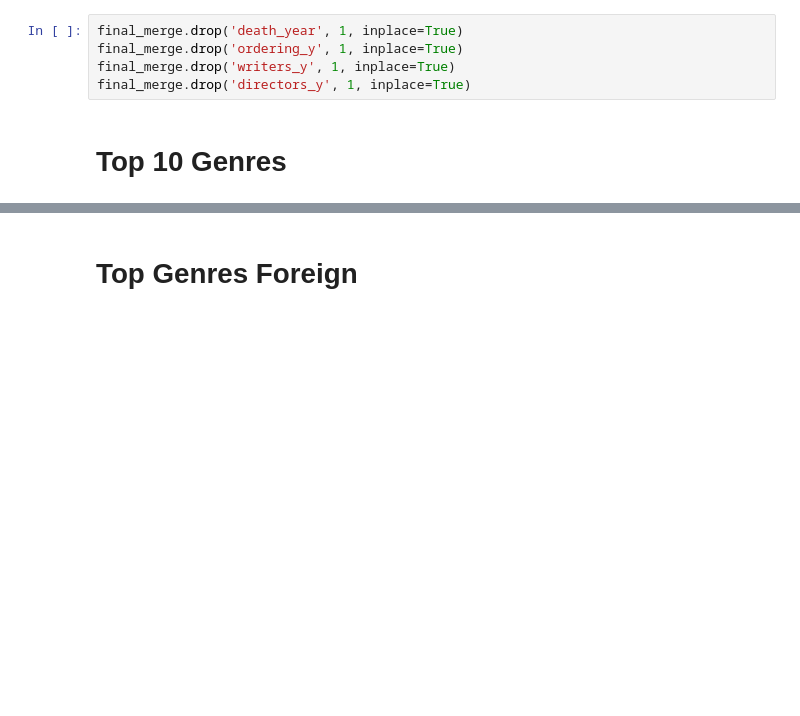
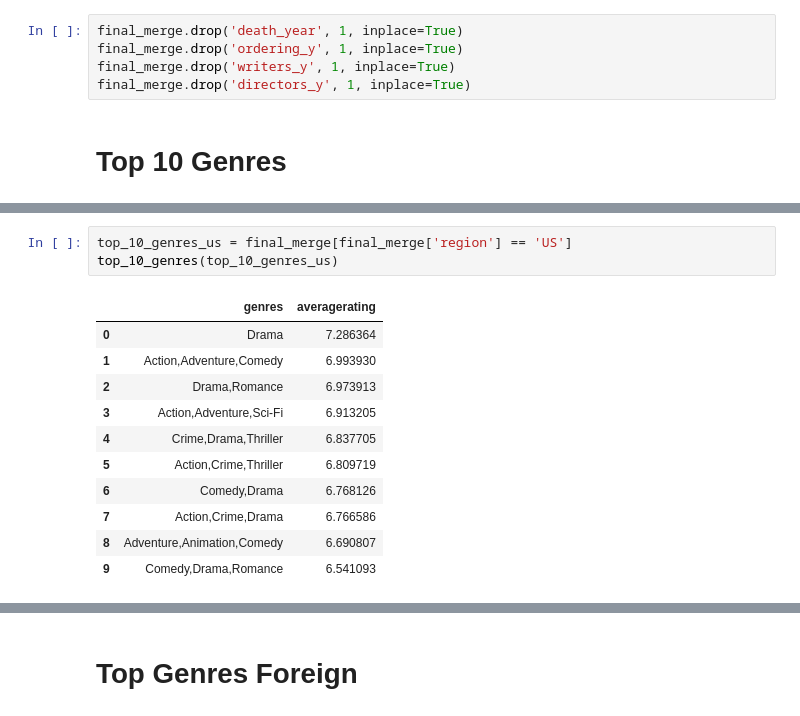
Before and after one commit to kyledufrane/Microsoft_Movie_Analysis, a Jupyter notebook: working_notebooks/updated_imdb.ipynb, the cells around one changed output, grey strips where cells are left out. Cells and saved outputs as stored; diff of their text form; blank space fills up the shorter version.

```diff
--- a/working_notebooks/updated_imdb.ipynb
+++ b/working_notebooks/updated_imdb.ipynb
@@ -612,0 +570,15 @@ top_10_genres_us
+# %%
+top_10_genres_us = final_merge[final_merge['region'] == 'US']
+top_10_genres(top_10_genres_us)
+# %% [output]
+|  | genres | averagerating |
+| 0 | Drama | 7.286364 |
+| 1 | Action,Adventure,Comedy | 6.993930 |
+| 2 | Drama,Romance | 6.973913 |
+| 3 | Action,Adventure,Sci-Fi | 6.913205 |
+| 4 | Crime,Drama,Thriller | 6.837705 |
+| 5 | Action,Crime,Thriller | 6.809719 |
+| 6 | Comedy,Drama | 6.768126 |
+| 7 | Action,Crime,Drama | 6.766586 |
+| 8 | Adventure,Animation,Comedy | 6.690807 |
+| 9 | Comedy,Drama,Romance | 6.541093 |
```
Also changed, not shown: parts of 43 cells of this notebook.
